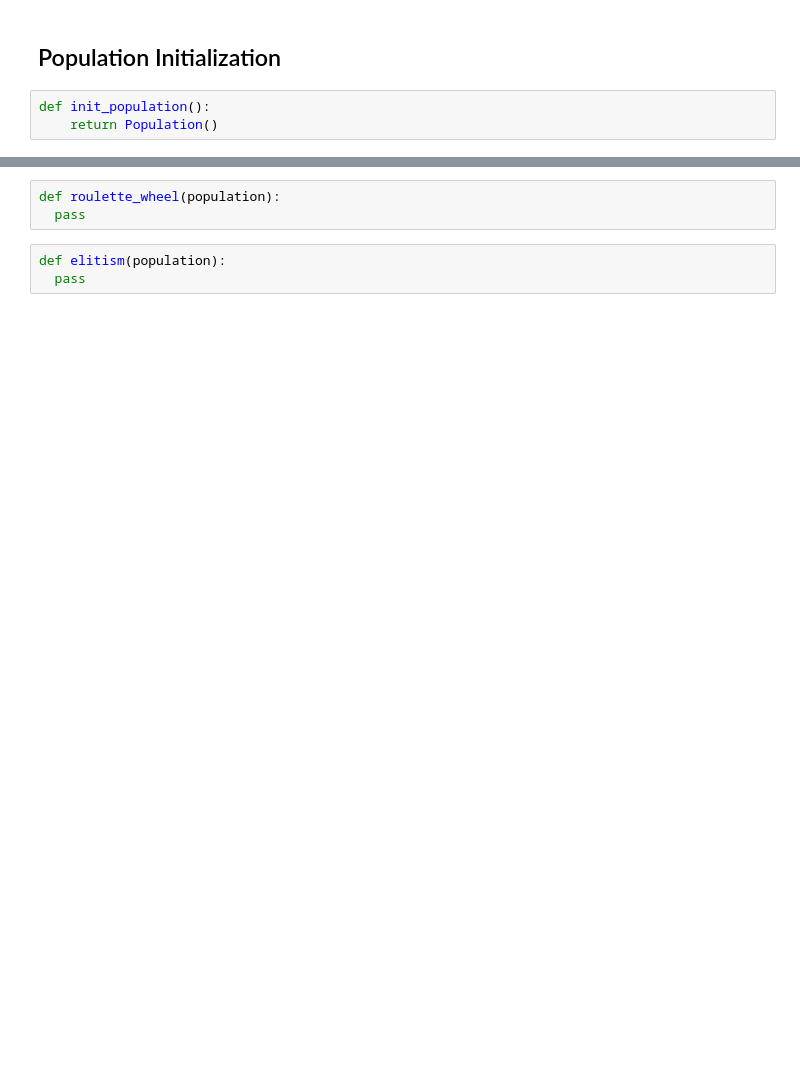
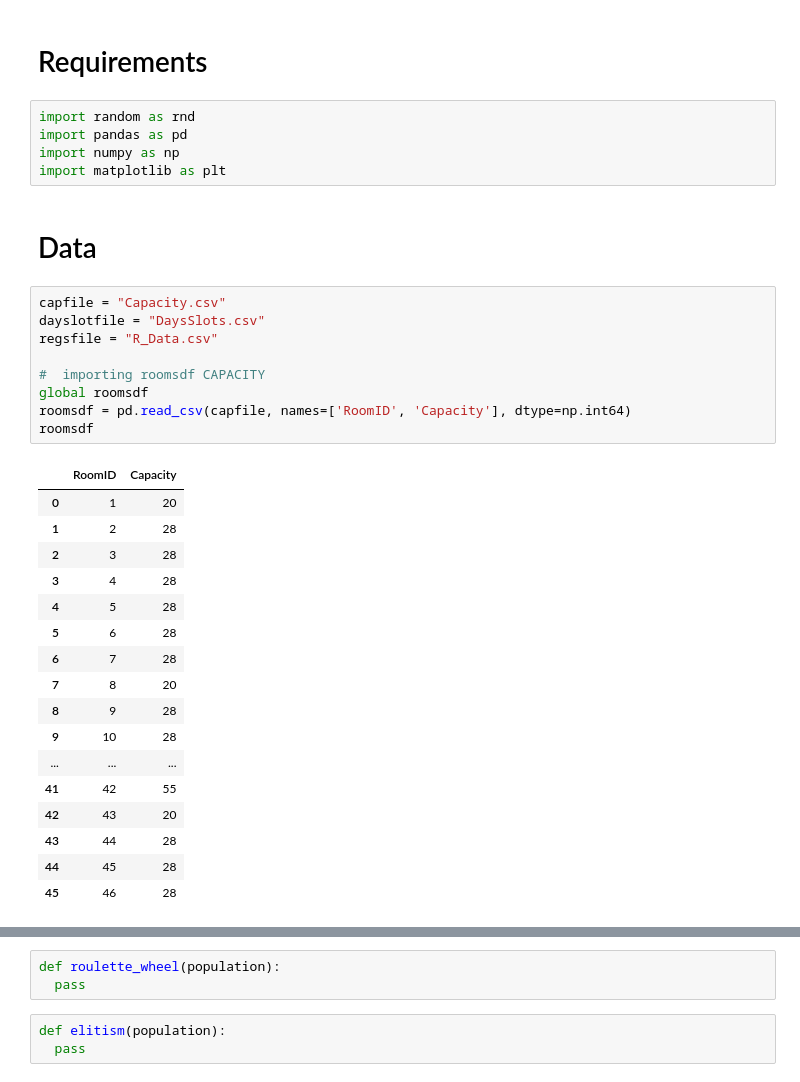
Before and after one commit to hunzlahmalik/exam-scheduler, a Jupyter notebook: src/geneticalgo.ipynb, the cells around one changed output, grey strips where cells are left out. Saved outputs shown, nothing was run; the diff lists cells and outputs as text; blank space fills up the shorter version.

```diff
--- a/src/geneticalgo.ipynb
+++ b/src/geneticalgo.ipynb
@@ -10,5 +1,36 @@ data.init_data()
-# %% [markdown]
-## Population Initialization
-# %%
-def init_population():
-    return Population()
+# %% [markdown]
+# Requirements
+# %%
+import random as rnd
+import pandas as pd
+import numpy as np
+import matplotlib as plt
+# %% [markdown]
+# Data
+# %%
+capfile = "Capacity.csv"
+dayslotfile = "DaysSlots.csv"
+regsfile = "R_Data.csv"
+
+#  importing roomsdf CAPACITY
+global roomsdf
+roomsdf = pd.read_csv(capfile, names=['RoomID', 'Capacity'], dtype=np.int64)
+roomsdf
+# %% [output]
+|  | RoomID | Capacity |
+| 0 | 1 | 20 |
+| 1 | 2 | 28 |
+| 2 | 3 | 28 |
+| 3 | 4 | 28 |
+| 4 | 5 | 28 |
+| 5 | 6 | 28 |
+| 6 | 7 | 28 |
+| 7 | 8 | 20 |
+| 8 | 9 | 28 |
+| 9 | 10 | 28 |
+| ... | ... | ... |
+| 41 | 42 | 55 |
+| 42 | 43 | 20 |
+| 43 | 44 | 28 |
+| 44 | 45 | 28 |
+| 45 | 46 | 28 |
```
Also changed, not shown: parts of 37 cells of this notebook, 10 other files.
